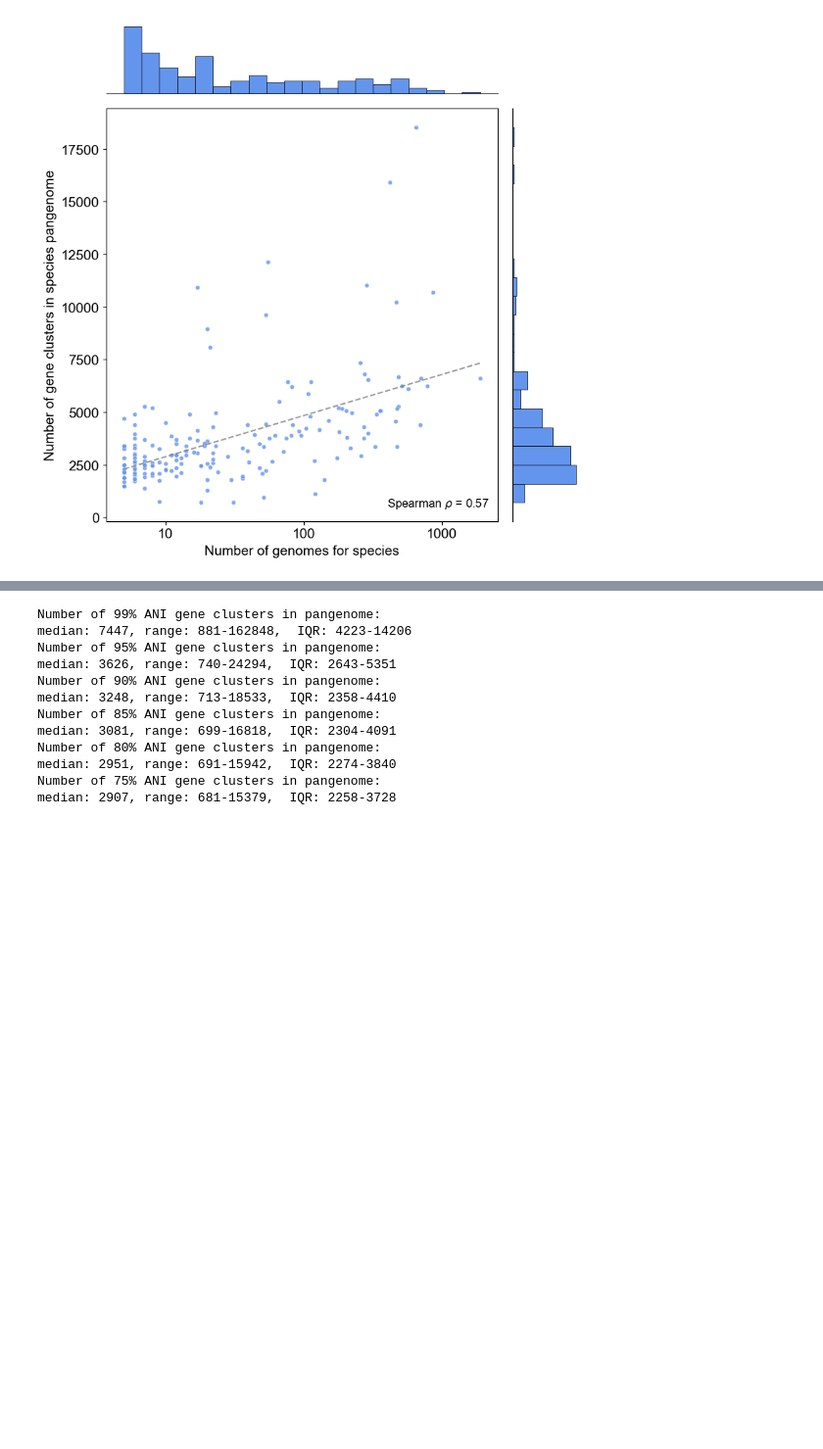
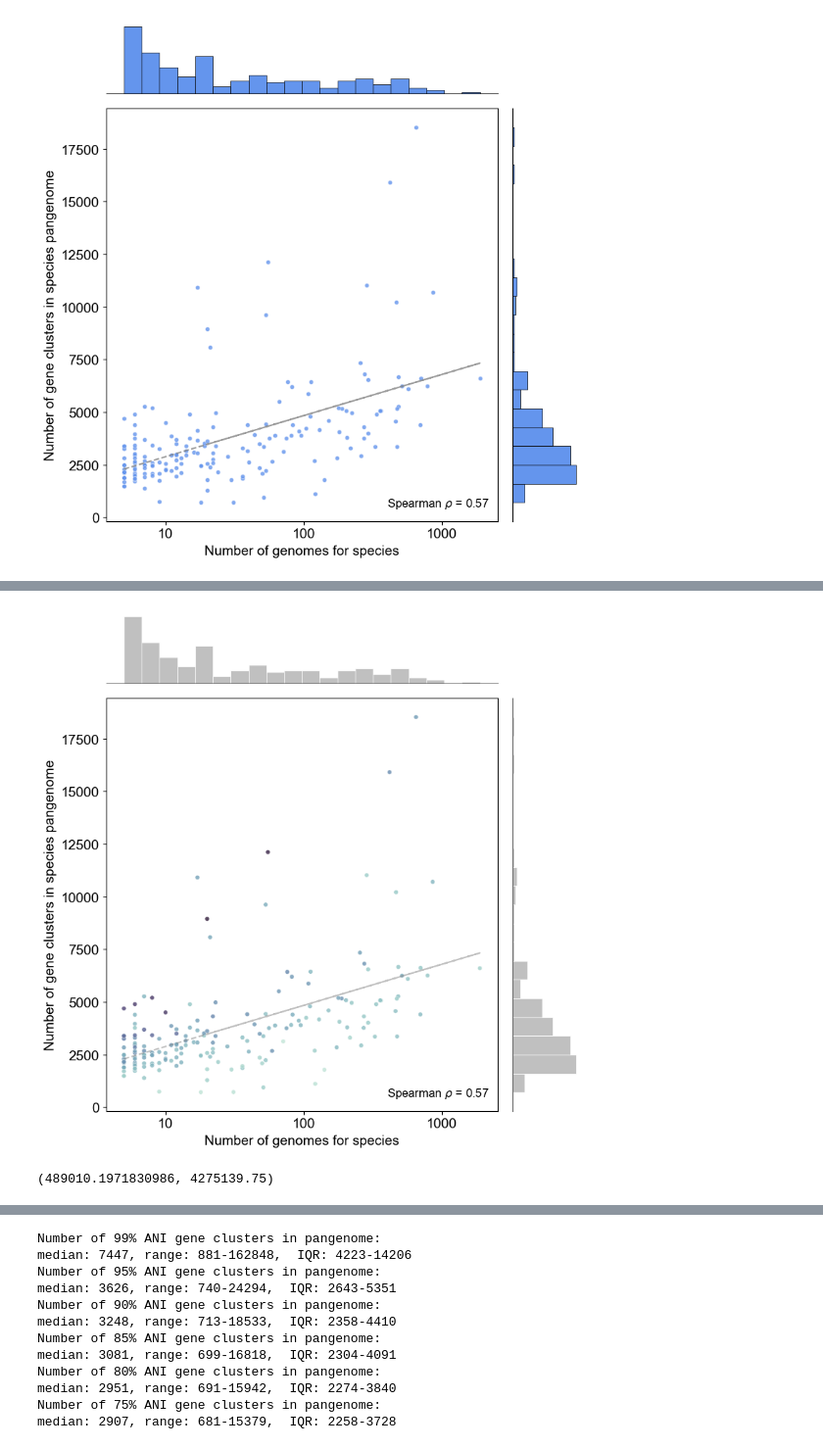
Before and after one commit to clairedubin/pangenome_cervical_dysplasia_analysis, a Jupyter notebook: VMGC/VMGC_pangenome_size_min_5_genomes.ipynb, the cells around one changed output, grey strips where cells are left out. Shown at 98% size. Saved outputs shown, nothing was run; the diff lists cells and outputs as text; code cells hidden in the pictures; blank space fills up the shorter version.

```diff
--- a/VMGC/VMGC_pangenome_size_min_5_genomes.ipynb
+++ b/VMGC/VMGC_pangenome_size_min_5_genomes.ipynb
@@ -236,0 +226,3 @@ See the caveats in the documentation: https://pandas.pydata.org/pandas-docs/stab
+# %%
+genome_metadata = pd.read_csv('/Users/cdubin/Library/CloudStorage/Box-Box/VMGC_cervical_dysplasia_paper/tables/Table_S1A.csv').set_index('species_code')
+pangenome_counts['mean_num_bp_per_genome'] = pangenome_counts['VMGC_species_code'].map(genome_metadata['mean_num_bp_per_genome'])
@@ -236,0 +245,64 @@ See the caveats in the documentation: https://pandas.pydata.org/pandas-docs/stab
+# %%
+c = 90
+
+temp = pangenome_counts[pangenome_counts['cluster_level'] == c]
+temp['log_num_genomes'] = np.log10(temp['num_genomes'])
+temp['log_VMGC_pangenome_size'] = np.log10(temp['VMGC_pangenome_size'])
+temp['log_mean_num_bp_per_genome'] = np.log10(temp['mean_num_bp_per_genome'])
+
+
+# Square plot (4x4 inches)
+g = sns.JointGrid(
+    x="log_num_genomes",
+    y="VMGC_pangenome_size",
+    data=temp,
+    height=8,
+    ratio=5, hue='mean_num_bp_per_genome'
+)
+
+# Scatterplot with size and alpha
+g.plot_joint(sns.scatterplot, s=20, alpha=0.8,
+            #  color='cornflowerblue',
+            palette=sns.cubehelix_palette(start=.5, rot=-.5, as_cmap=True)
+, legend=False, vmin=4e5, vmax=4.5e6)
+
+# Marginal histograms
+g.ax_marg_x.hist(temp['log_num_genomes'],
+                    bins=20,
+                linewidth=0.5, edgecolor='white', color='silver')
+g.ax_marg_y.hist(temp['VMGC_pangenome_size'],
+                    bins=20, color='silver',
+                    orientation='horizontal', linewidth=0.5, edgecolor='white')
+
+g.ax_marg_x.set_xticks([1,2,3], [10,100,1000])
+g.ax_marg_x.spines['bottom'].set_color('dimgrey')
+
+# Remove ticks and spines on marginal histograms
+g.ax_marg_x.tick_params(bottom=False, labelbottom=False)
+g.ax_marg_y.tick_params(left=False, labelleft=False)
+g.ax_marg_y.spines['left'].set_color('dimgrey')
+
+# sns.despine(ax=g.ax_marg_x, bottom=True, left=True)
+# sns.despine(ax=g.ax_marg_y, bottom=True, left=True)
+
+sns.despine(ax=g.ax_joint, top=False, right=False)
+
+
+# Plot the regression line
+x = temp['log_num_genomes']
+y = temp['VMGC_pangenome_size']
+
+slope, intercept, r_value, p_value_lin, std_err = linregress(x, y)
+regression_line = slope * x + intercept
+g.ax_joint.plot(x, regression_line, color='gray', linestyle='--', alpha=0.5)
+correlation_coefficient, p_value = spearmanr(x, y)
+g.ax_joint.annotate('Spearman ' + r'$\rho$' + f' = {round(correlation_coefficient,2)}',
+                    xy=(2.6,500), fontsize=12)
+
+g.ax_joint.set_xlabel('Number of genomes for species')
+g.ax_joint.set_ylabel(f'Number of gene clusters in species pangenome')
+fig_dir = '/Users/cdubin/Box/VMGC_cervical_dysplasia_paper/figures/'
+plt.savefig(f'{fig_dir}/figure_1B.png', format='png', dpi=600, bbox_inches="tight")
+
+plt.tight_layout()
+# %% [output]
@@ -236,0 +324,5 @@ See the caveats in the documentation: https://pandas.pydata.org/pandas-docs/stab
+[figure, added]
+# %%
+temp['mean_num_bp_per_genome'].min(), temp['mean_num_bp_per_genome'].max()
+# %% [output]
+(489010.1971830986, 4275139.75)
```
Also changed, not shown: parts of 21 cells of this notebook, 58 other files.
